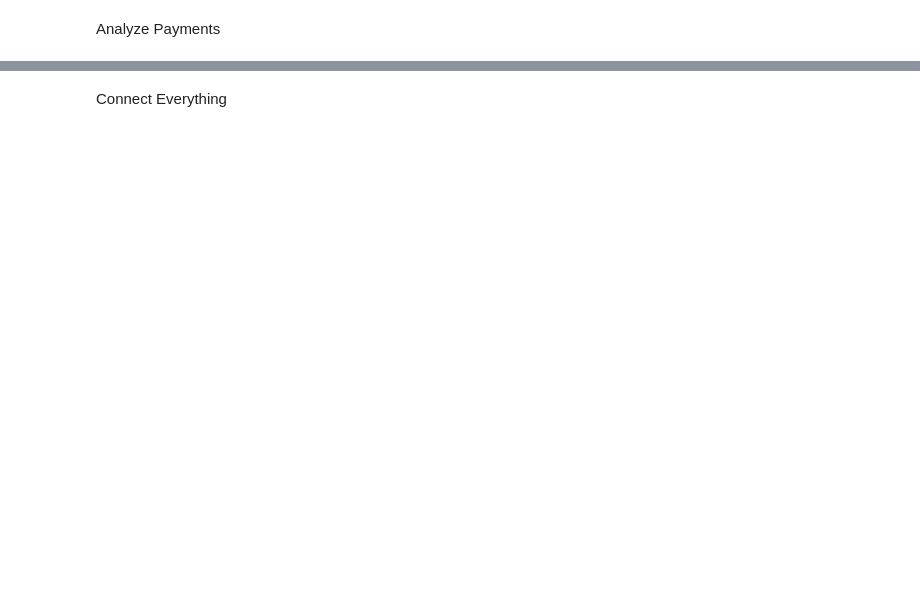
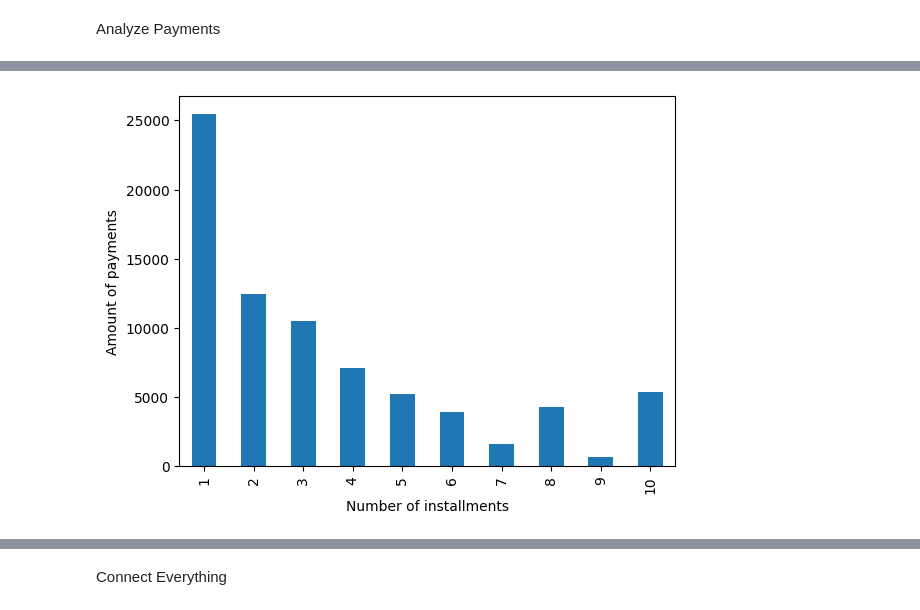
Before and after one commit to FinnMax/olist-python-eda, a Jupyter notebook: notebooks/03_EDA.ipynb, the cells around one changed output, grey strips where cells are left out. Cells and saved outputs as stored; diff of their text form; code cells hidden in the pictures; blank space fills up the shorter version.

```diff
--- a/notebooks/03_EDA.ipynb
+++ b/notebooks/03_EDA.ipynb
@@ -934,0 +1102,6 @@ Analyze Payments
+# %%
+credit_card_payments = order_payments_dataset[order_payments_dataset["payment_type"] == "credit_card"]
+credit_card_payments.head()
+
+payment_installments_groups = credit_card_payments.groupby("payment_installments")["order_id"].count().sort_index().loc[1:10]
+payment_installments_groups
@@ -934,0 +1121,10 @@ Analyze Payments
+# %%
+payment_installments_groups.plot.bar()
+
+plt.xlabel("Number of installments")
+plt.ylabel("Amount of payments")
+
+plt.show()
+#based on this graph we can see that
+# %% [output]
+[figure, added]
```
Also changed, not shown: parts of 42 cells of this notebook, 2 other files.
